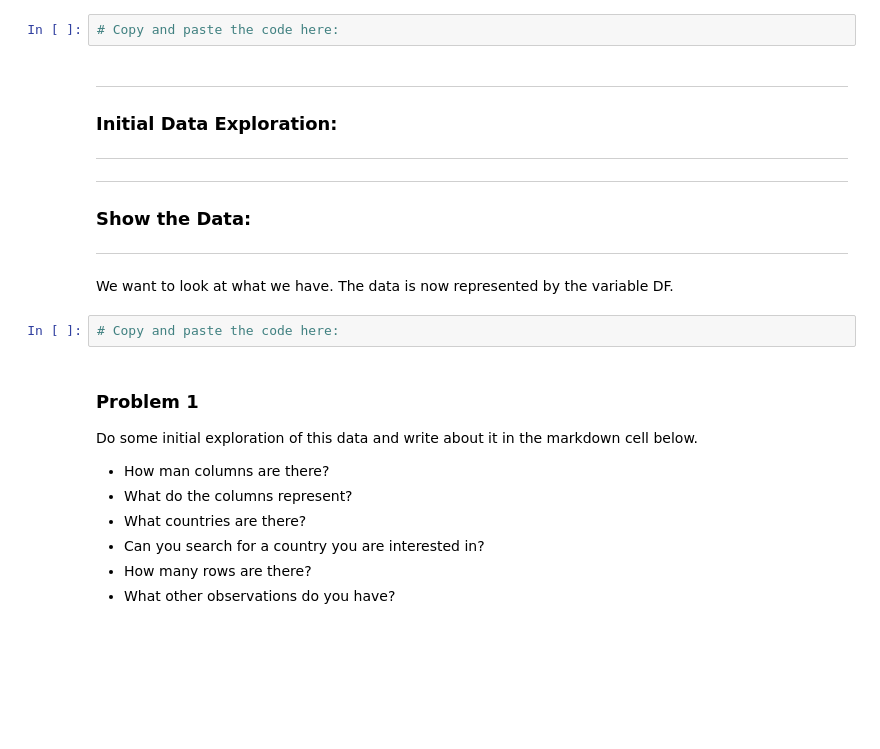
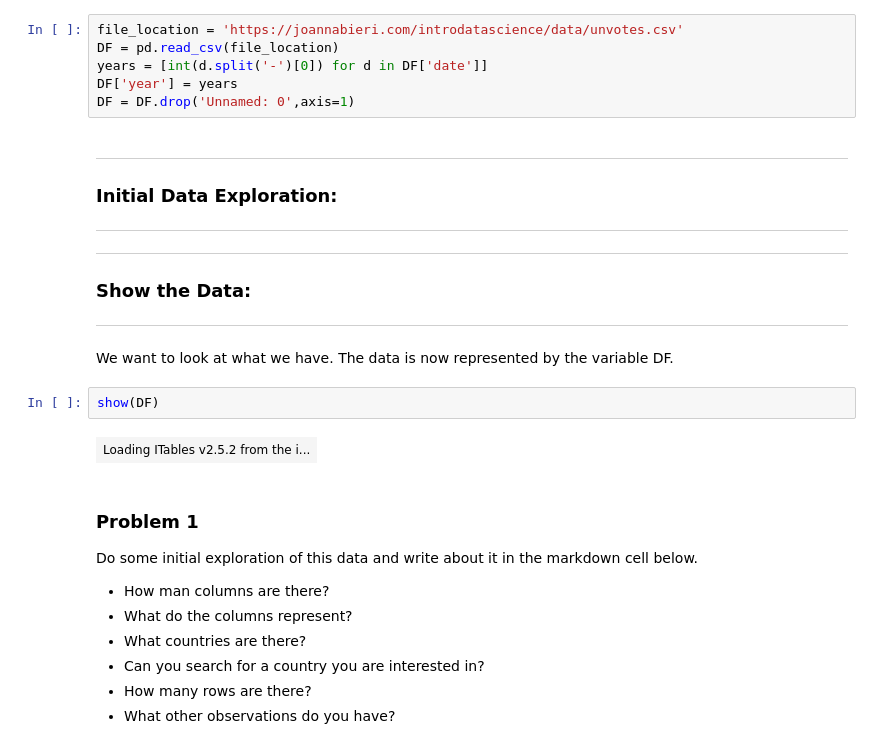
Before and after one commit to NateMiller72/Data101_files, a Jupyter notebook: Day2/Day2-HW.ipynb, the cells around one changed output. Cells and saved outputs as stored; diff of their text form; blank space fills up the shorter version.

```diff
--- a/Day2/Day2-HW.ipynb
+++ b/Day2/Day2-HW.ipynb
@@ -67,7 +83,11 @@ you are basically reading in a spreadsheet (Excel). The data for today is stored
 
 It might take a minute for the data to load.
 # %%
-# Copy and paste the code here:
+file_location = 'https://joannabieri.com/introdatascience/data/unvotes.csv'
+DF = pd.read_csv(file_location)
+years = [int(d.split('-')[0]) for d in DF['date']]
+DF['year'] = years
+DF = DF.drop('Unnamed: 0',axis=1)
 # %% [markdown]
 
 -------------------------------
@@ -79,7 +99,9 @@ It might take a minute for the data to load.
 
 We want to look at what we have. The data is now represented by the variable DF.
 # %%
-# Copy and paste the code here:
+show(DF)
+# %% [output]
+| Loading ITables v2.5.2 from the i... |
 # %% [markdown]
 ### Problem 1
 
```
Also changed, not shown: parts of 11 cells of this notebook.
